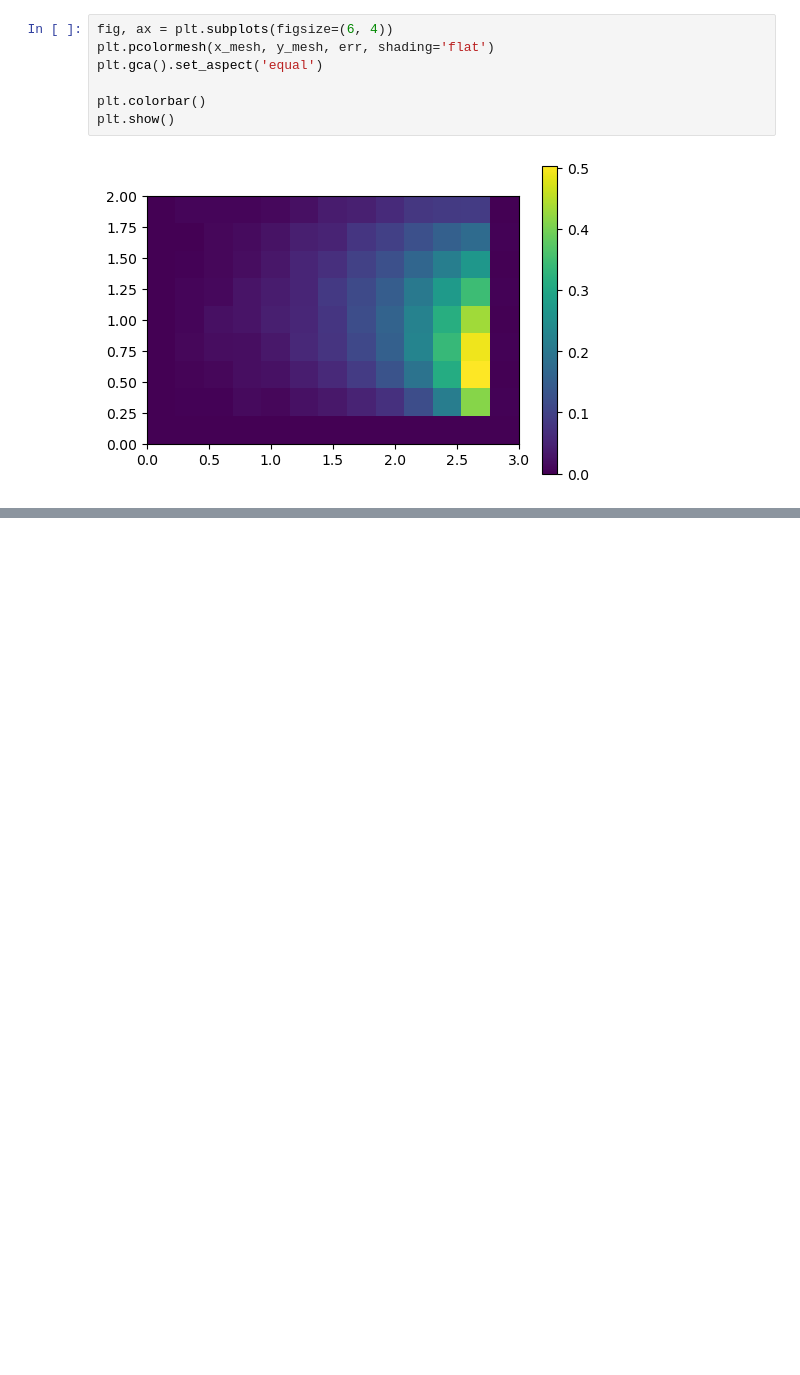
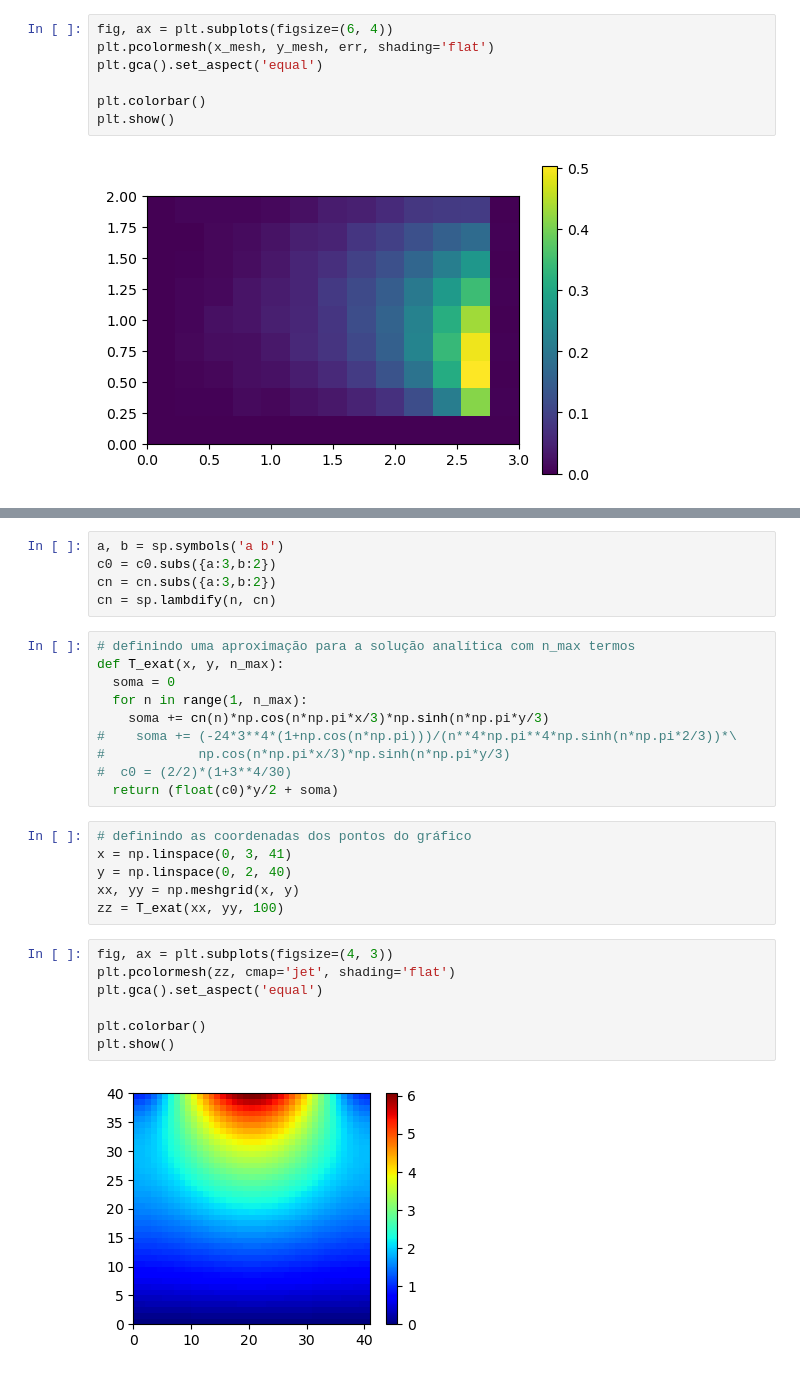
Before and after one commit to tiagoburiol/MatComp_IV, a Jupyter notebook: extras/08_exercicios_resolvidos.ipynb, the cells around one changed output, grey strips where cells are left out. Saved outputs shown, nothing was run; the diff lists cells and outputs as text; blank space fills up the shorter version.

```diff
--- a/extras/08_exercicios_resolvidos.ipynb
+++ b/extras/08_exercicios_resolvidos.ipynb
@@ -162,0 +303,30 @@ plt.show()
+# %%
+a, b = sp.symbols('a b')
+c0 = c0.subs({a:3,b:2})
+cn = cn.subs({a:3,b:2})
+cn = sp.lambdify(n, cn)
+# %%
+# definindo uma aproximação para a solução analítica com n_max termos
+def T_exat(x, y, n_max):
+  soma = 0
+  for n in range(1, n_max):
+    soma += cn(n)*np.cos(n*np.pi*x/3)*np.sinh(n*np.pi*y/3)
+#    soma += (-24*3**4*(1+np.cos(n*np.pi)))/(n**4*np.pi**4*np.sinh(n*np.pi*2/3))*\
+#            np.cos(n*np.pi*x/3)*np.sinh(n*np.pi*y/3)
+#  c0 = (2/2)*(1+3**4/30)
+  return (float(c0)*y/2 + soma)
+# %%
+# definindo as coordenadas dos pontos do gráfico
+x = np.linspace(0, 3, 41)
+y = np.linspace(0, 2, 40)
+xx, yy = np.meshgrid(x, y)
+zz = T_exat(xx, yy, 100)
+# %%
+fig, ax = plt.subplots(figsize=(4, 3))
+plt.pcolormesh(zz, cmap='jet', shading='flat')
+plt.gca().set_aspect('equal')
+
+plt.colorbar()
+plt.show()
+# %% [output]
+[figure, added]
```
Also changed, not shown: parts of 21 cells of this notebook.
